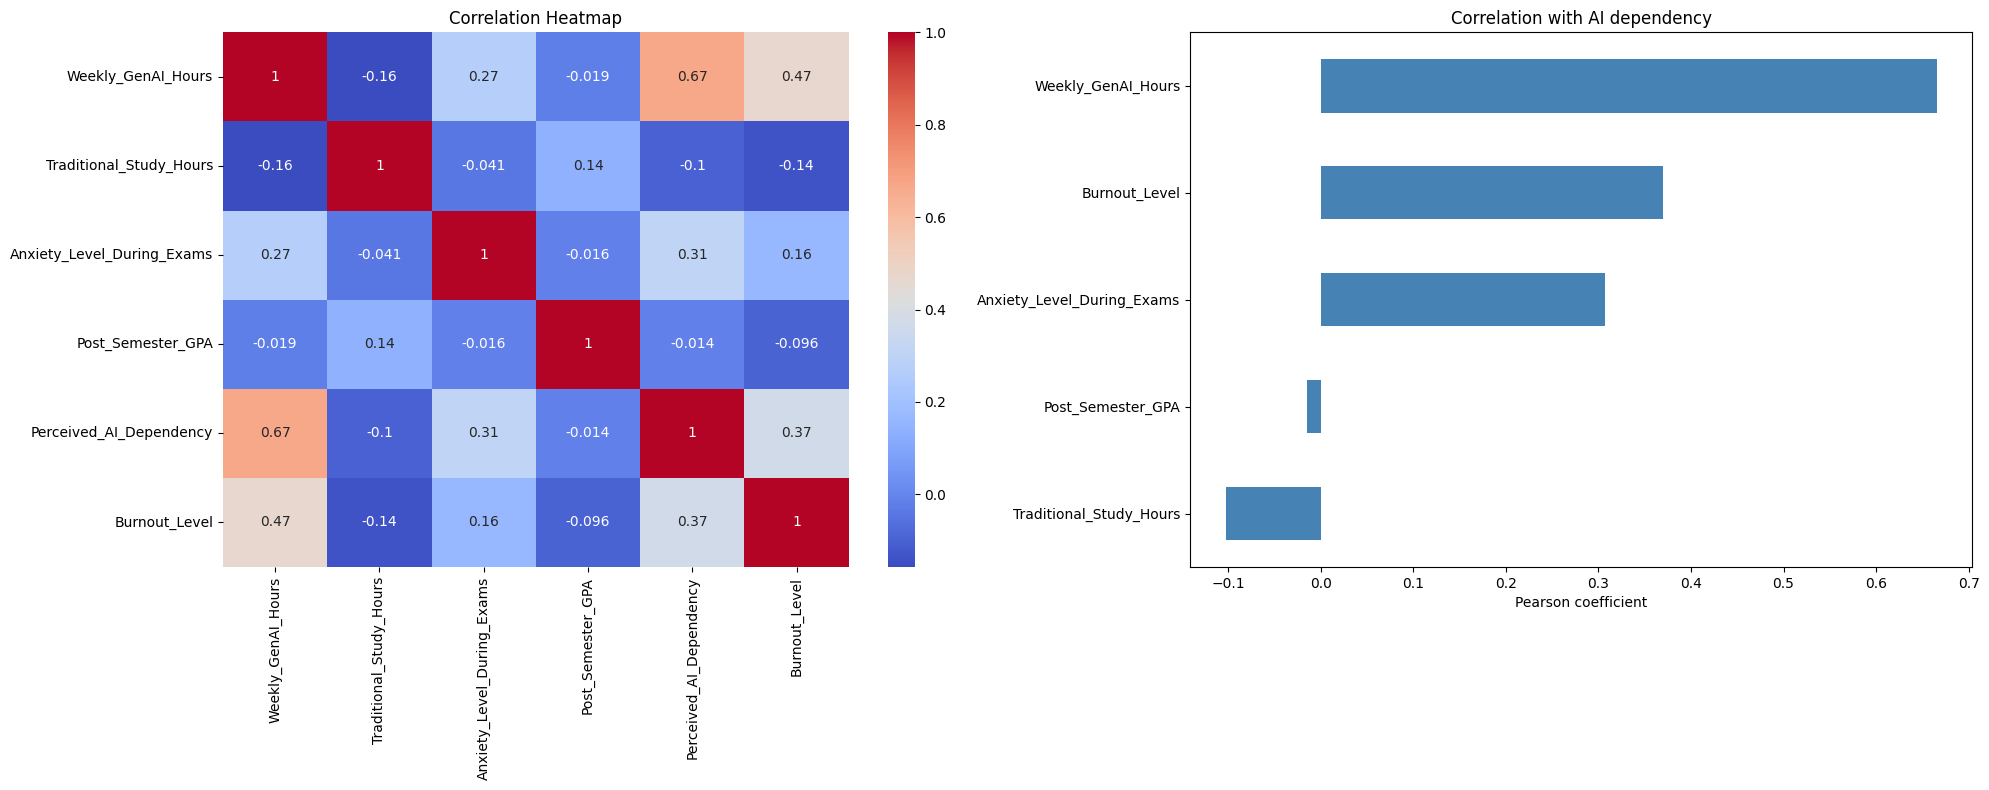
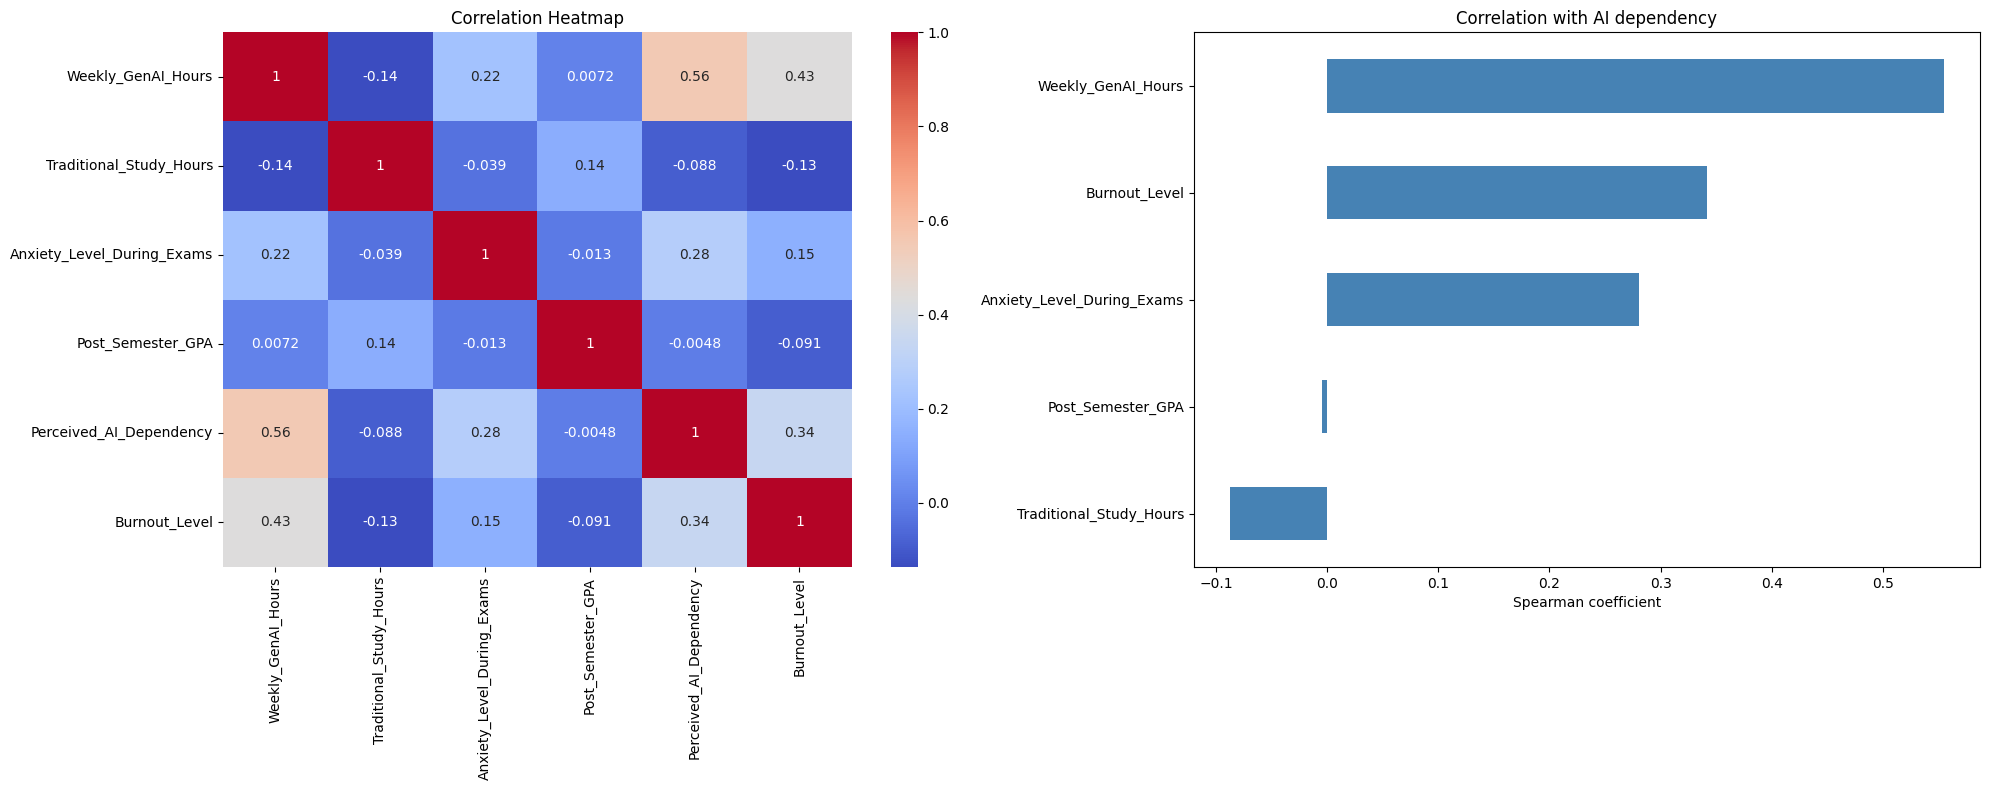
The notebook cell's code change between the first figure and the second:
--- before
+++ after
@@ -6,5 +6,5 @@
 #Correlation matrix computation
 num_cols = ["Weekly_GenAI_Hours", "Traditional_Study_Hours", "Anxiety_Level_During_Exams", "Post_Semester_GPA", "Perceived_AI_Dependency", "Burnout_Level"]
-corr = df[num_cols].corr()
+corr = df[num_cols].corr(method='spearman')
 
 #First visualisation
@@ -15,5 +15,5 @@
 corr["Perceived_AI_Dependency"].drop("Perceived_AI_Dependency").sort_values().plot(kind='barh', color='steelblue', ax=axes[1])
 axes[1].set_title("Correlation with AI dependency")
-axes[1].set_xlabel("Pearson coefficient")
+axes[1].set_xlabel("Spearman coefficient")
 
 #Showing the visualisations

Commit: Add files via upload